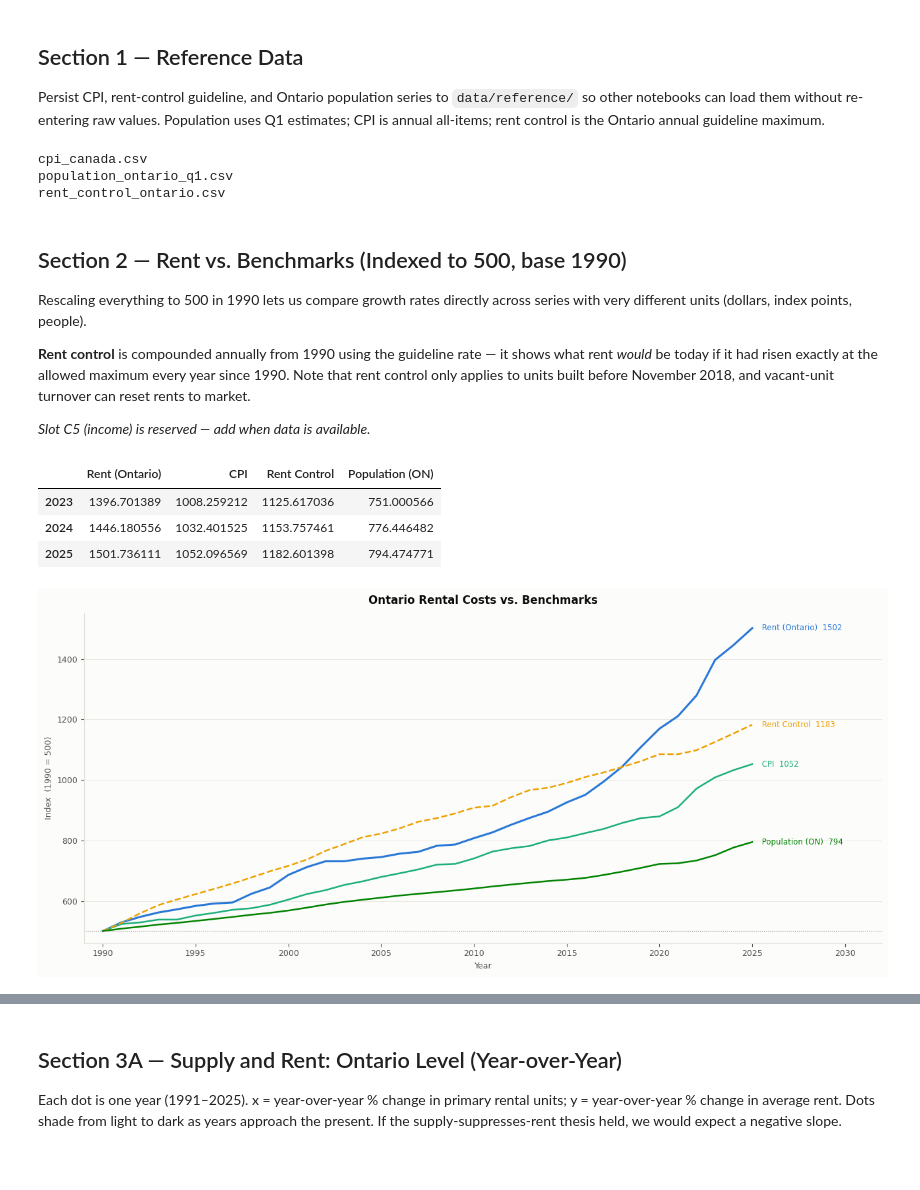
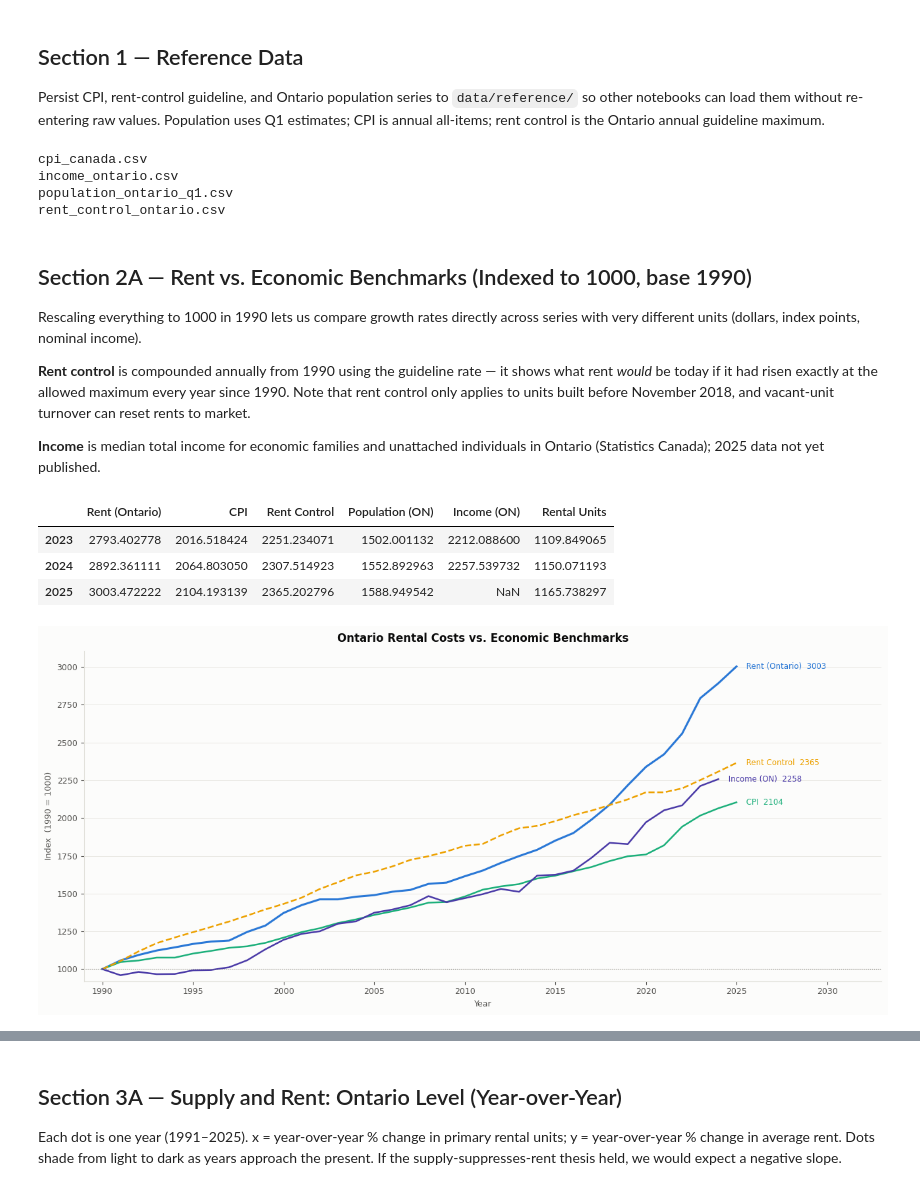
Before and after one commit to schoolofcities/renters, a Jupyter notebook: analysis/rents/explore_rental_data.ipynb, the cells around one changed output, grey strips where cells are left out. Saved outputs shown, nothing was run; the diff lists cells and outputs as text; code cells hidden in the pictures; blank space fills up the shorter version.

Commit message:
Add income and statistical testing

```diff
--- a/analysis/rents/explore_rental_data.ipynb
+++ b/analysis/rents/explore_rental_data.ipynb
@@ -103,24 +113,29 @@ pd.DataFrame(sorted(RENT_CONTROL.items()), columns=['Year', 'Guideline_Pct']).to
 pd.DataFrame(sorted(POP_Q1.items()), columns=['Year', 'Population']).to_csv(
     REF_ROOT / 'population_ontario_q1.csv', index=False)
 
+pd.DataFrame({'Year': INCOME_YEARS, 'Median_Income': INCOME_ONTARIO}).to_csv(
+    REF_ROOT / 'income_ontario.csv', index=False)
+
 for f in sorted(REF_ROOT.glob('*.csv')):
     print(f.name)
 # %% [output]
 cpi_canada.csv
+income_ontario.csv
 population_ontario_q1.csv
 rent_control_ontario.csv
 # %% [markdown]
-## Section 2 — Rent vs. Benchmarks (Indexed to 500, base 1990)
+## Section 2A — Rent vs. Economic Benchmarks (Indexed to 1000, base 1990)
 
-Rescaling everything to 500 in 1990 lets us compare growth rates directly across
-series with very different units (dollars, index points, people).
+Rescaling everything to 1000 in 1990 lets us compare growth rates directly across
+series with very different units (dollars, index points, nominal income).
 
 **Rent control** is compounded annually from 1990 using the guideline rate — it
 shows what rent *would* be today if it had risen exactly at the allowed maximum
 every year since 1990.  Note that rent control only applies to units built before
 November 2018, and vacant-unit turnover can reset rents to market.
 
-*Slot C5 (income) is reserved — add when data is available.*
+**Income** is median total income for economic families and unattached individuals
+in Ontario (Statistics Canada); 2025 data not yet published.
 # %%
 ontario = pd.read_csv(
     CLEAN_ROOT / 'can-pr-primary/primary-summary/ontario.csv'
@@ -130,8 +145,8 @@ ontario = pd.read_csv(
 rent_idx = INDEX_BASE * ontario['Average Rent'] / ontario.loc[BASE_YEAR, 'Average Rent']
 
 # CPI: direct ratio to base year
-cpi_s    = pd.Series(CPI_VALUES, index=CPI_YEARS)
-cpi_idx  = INDEX_BASE * cpi_s / cpi_s[BASE_YEAR]
+cpi_s   = pd.Series(CPI_VALUES, index=CPI_YEARS)
+cpi_idx = INDEX_BASE * cpi_s / cpi_s[BASE_YEAR]
 
 # Rent control: cumulative compound from 1990
 rc_idx = pd.Series(index=range(BASE_YEAR, 2026), dtype=float)
@@ -143,49 +158,60 @@ for yr in range(BASE_YEAR + 1, 2026):
 pop_s   = pd.Series(POP_Q1).sort_index()
 pop_idx = INDEX_BASE * pop_s / pop_s[BASE_YEAR]
 
+# Median income: direct ratio to base year (ends 2024 — no 2025 data yet)
+income_s   = pd.Series(INCOME_ONTARIO, index=INCOME_YEARS)
+income_idx = INDEX_BASE * income_s / income_s[BASE_YEAR]
+
+# Primary rental units stock: direct ratio to base year
+units_s   = ontario['Units']
+units_idx = INDEX_BASE * units_s / units_s[BASE_YEAR]
+
 benchmark = pd.DataFrame({
     'Rent (Ontario)':  rent_idx,
     'CPI':             cpi_idx,
     'Rent Control':    rc_idx,
     'Population (ON)': pop_idx,
+    'Income (ON)':     income_idx,
+    'Rental Units':    units_idx,
 }).loc[1990:2025]
 
 benchmark.tail(3)
 # %% [output]
-|  | Rent (Ontario) | CPI | Rent Control | Population (ON) |
-| 2023 | 1396.701389 | 1008.259212 | 1125.617036 | 751.000566 |
-| 2024 | 1446.180556 | 1032.401525 | 1153.757461 | 776.446482 |
-| 2025 | 1501.736111 | 1052.096569 | 1182.601398 | 794.474771 |
+|  | Rent (Ontario) | CPI | Rent Control | Population (ON) | Income (ON) | Rental Units |
+| 2023 | 2793.402778 | 2016.518424 | 2251.234071 | 1502.001132 | 2212.088600 | 1109.849065 |
+| 2024 | 2892.361111 | 2064.803050 | 2307.514923 | 1552.892963 | 2257.539732 | 1150.071193 |
+| 2025 | 3003.472222 | 2104.193139 | 2365.202796 | 1588.949542 | NaN | 1165.738297 |
 # %%
-SERIES_STYLE = {
-    'Rent (Ontario)':  dict(color=C1, linestyle='solid',  linewidth=2.2),
-    'CPI':             dict(color=C2, linestyle='solid',  linewidth=1.8),
-    'Rent Control':    dict(color=C3, linestyle='dashed', linewidth=1.8),
-    'Population (ON)': dict(color=C4, linestyle='solid',  linewidth=1.8),
+ECON_SERIES = {
+    'Rent (Ontario)': dict(color=C1, linestyle='solid',  linewidth=2.2),
+    'CPI':            dict(color=C2, linestyle='solid',  linewidth=1.8),
+    'Rent Control':   dict(color=C3, linestyle='dashed', linewidth=1.8),
+    'Income (ON)':    dict(color=C5, linestyle='solid',  linewidth=1.8),
 }
 
 fig, ax = plt.subplots(figsize=(13, 6))
 
-for label, style in SERIES_STYLE.items():
-    ax.plot(benchmark.index, benchmark[label], **style, label=label)
+for label, style in ECON_SERIES.items():
+    series = benchmark[label].dropna()
+    ax.plot(series.index, series, **style)
 
-# Direct labels at 2025 — avoids a legend box
-for label, style in SERIES_STYLE.items():
-    val = benchmark.loc[2025, label]
-    ax.text(2025.4, val, f' {label}  {val:.0f}',
+for label, style in ECON_SERIES.items():
+    series = benchmark[label].dropna()
+    val = series.iloc[-1]
+    ax.text(series.index[-1] + 0.4, val, f' {label}  {val:.0f}',
             color=style['color'], va='center', fontsize=8.5)
 
 ax.axhline(INDEX_BASE, color=MUTED, linewidth=0.8, linestyle=':')
-ax.set_xlim(1989, 2032)
-ax.set_ylim(bottom=460)
+ax.set_xlim(1989, 2033)
+ax.set_ylim(bottom=920)
 ax.set_xlabel('Year', fontsize=9)
-ax.set_ylabel('Index  (1990 = 500)', fontsize=9)
-ax.set_title('Ontario Rental Costs vs. Benchmarks', fontsize=12,
+ax.set_ylabel('Index  (1990 = 1000)', fontsize=9)
+ax.set_title('Ontario Rental Costs vs. Economic Benchmarks', fontsize=12,
              fontweight='bold', color=INK, pad=10)
 ax.grid(axis='y')
 ax.tick_params(labelsize=9)
 
 plt.tight_layout()
 plt.show()
 # %% [output]
-[figure, old version]
+[figure, new version]
```
Also changed, not shown: parts of 10 cells of this notebook, 1 other file.
